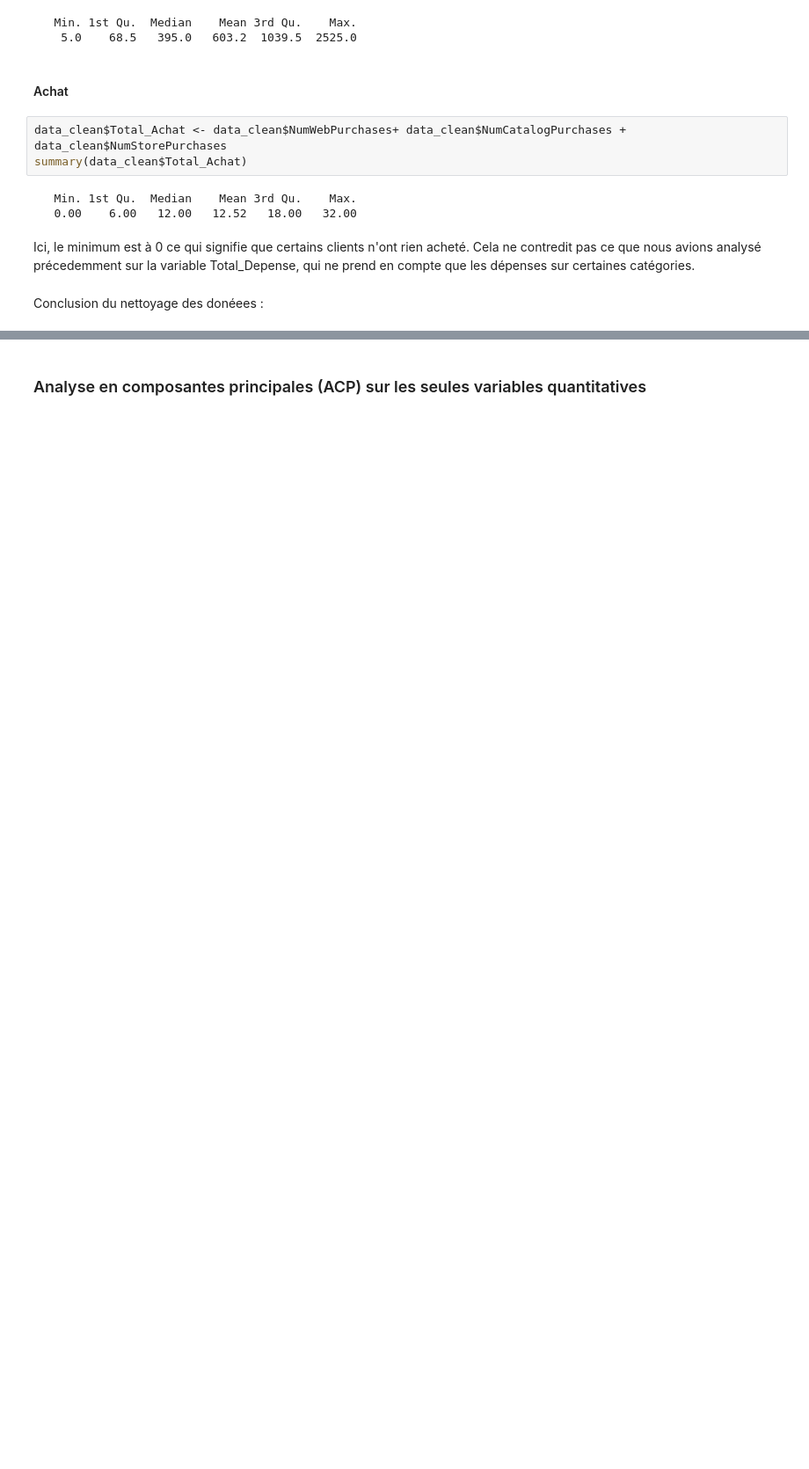
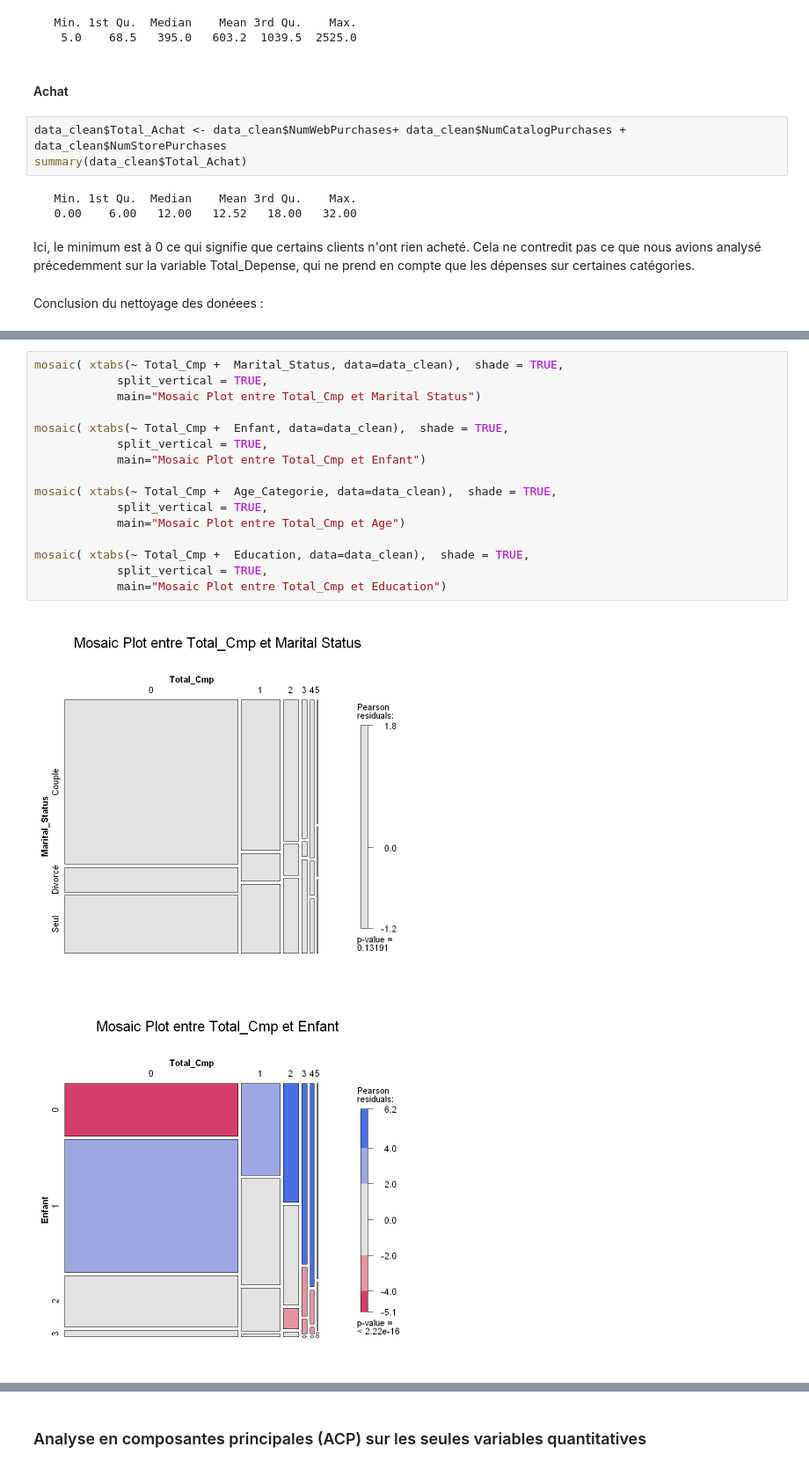
Before and after one commit to Emaglp/Data_Analysis, a Jupyter notebook: JL_R_.ipynb, the cells around one changed output, grey strips where cells are left out. Shown at 88% size. Cells and saved outputs as stored; diff of their text form; blank space fills up the shorter version.

```diff
--- a/JL_R_.ipynb
+++ b/JL_R_.ipynb
@@ -465,0 +441,19 @@ Le revenu est fortement corrélé aux dépenses en viandes et en vin.
+# %%
+mosaic( xtabs(~ Total_Cmp +  Marital_Status, data=data_clean),  shade = TRUE,
+            split_vertical = TRUE,
+            main="Mosaic Plot entre Total_Cmp et Marital Status")
+
+mosaic( xtabs(~ Total_Cmp +  Enfant, data=data_clean),  shade = TRUE,
+            split_vertical = TRUE,
+            main="Mosaic Plot entre Total_Cmp et Enfant")
+
+mosaic( xtabs(~ Total_Cmp +  Age_Categorie, data=data_clean),  shade = TRUE,
+            split_vertical = TRUE,
+            main="Mosaic Plot entre Total_Cmp et Age")
+
+mosaic( xtabs(~ Total_Cmp +  Education, data=data_clean),  shade = TRUE,
+            split_vertical = TRUE,
+            main="Mosaic Plot entre Total_Cmp et Education")
+# %% [output]
+[figure, added]
+[figure, added]
```
Also changed, not shown: parts of 26 cells of this notebook.
